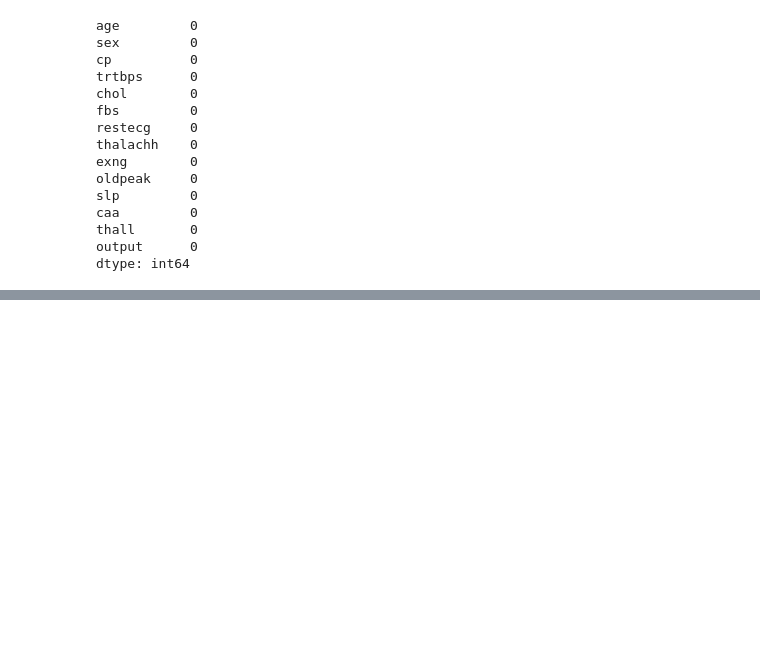
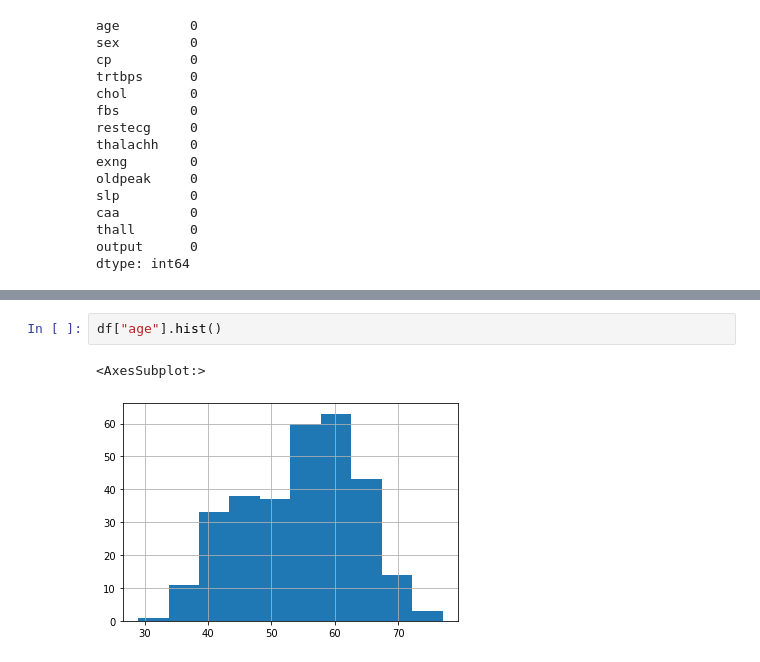
Before and after one commit to janikvonrotz/python.casa, a Jupyter notebook: topic-8/ExerciseNotebook.ipynb, the cells around one changed output, grey strips where cells are left out. Drawn from its saved outputs; the diff is of its cells as text; blank space fills up the shorter version.

```diff
--- a/topic-8/ExerciseNotebook.ipynb
+++ b/topic-8/ExerciseNotebook.ipynb
@@ -138,0 +171,5 @@ plt.show
+# %%
+df["age"].hist()
+# %% [output]
+<AxesSubplot:>
+[figure, added]
```
Also changed, not shown: parts of 38 cells of this notebook, 3 other files.
